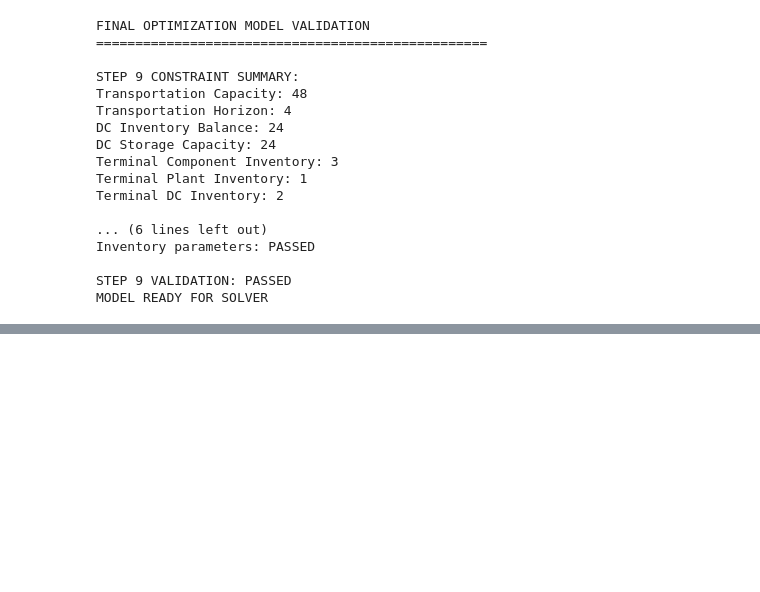
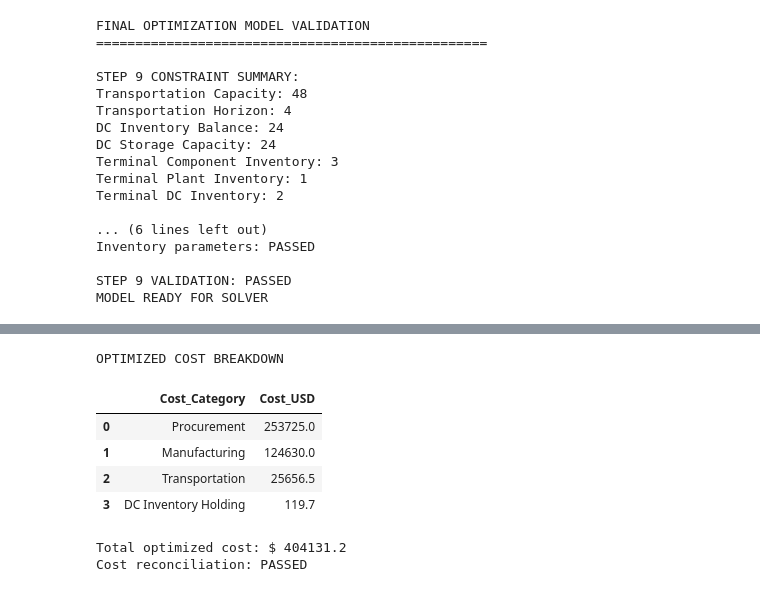
Before and after one commit to sidkulkarn1/hardware-supply-network-optimizer, a Jupyter notebook: notebooks/04_optimization_model.ipynb, the cells around one changed output, grey strips where cells are left out. Drawn from its saved outputs; the diff is of its cells as text; code cells hidden in the pictures; blank space fills up the shorter version.

```diff
--- a/notebooks/04_optimization_model.ipynb
+++ b/notebooks/04_optimization_model.ipynb
@@ -1659,0 +1721,49 @@ MODEL READY FOR SOLVER
+# %%
+# STEP 10B: Extract optimized cost breakdown
+
+import pandas as pd
+import numpy as np
+
+optimized_costs = {
+    "Procurement": pyo.value(
+        model.procurement_cost_expr
+    ),
+    "Manufacturing": pyo.value(
+        model.manufacturing_cost_expr
+    ),
+    "Transportation": pyo.value(
+        model.freight_cost_expr
+    ),
+    "DC Inventory Holding": pyo.value(
+        model.holding_cost_expr
+    )
+}
+
+optimized_cost_summary = pd.DataFrame([
+    {"Cost_Category": category, "Cost_USD": cost}
+    for category, cost in optimized_costs.items()
+])
+
+# Reconcile category totals to objective
+assert np.isclose(
+    optimized_cost_summary["Cost_USD"].sum(),
+    optimized_total_cost,
+    atol=0.01
+)
+
+print("OPTIMIZED COST BREAKDOWN")
+display(optimized_cost_summary.round(2))
+
+print("\nTotal optimized cost: $",
+      round(optimized_total_cost, 2))
+
+print("Cost reconciliation: PASSED")
+# %% [output]
+OPTIMIZED COST BREAKDOWN
+|  | Cost_Category | Cost_USD |
+| 0 | Procurement | 253725.0 |
+| 1 | Manufacturing | 124630.0 |
+| 2 | Transportation | 25656.5 |
+| 3 | DC Inventory Holding | 119.7 |
+Total optimized cost: $ 404131.2
+Cost reconciliation: PASSED
```
Also changed, not shown: parts of 5 cells of this notebook, 1 other file.
